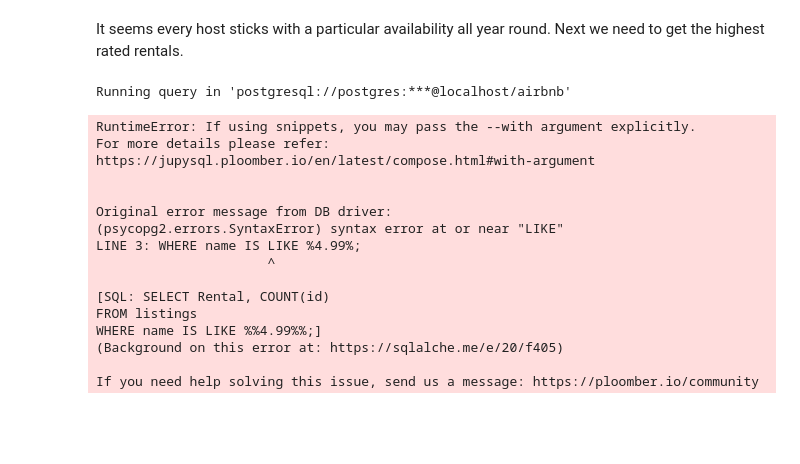
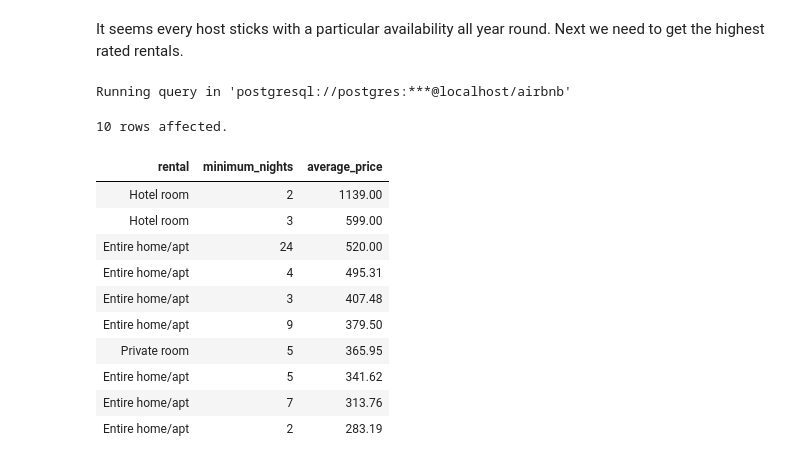
Before and after one commit to spencerbbrian/portfolio, a Jupyter notebook: trial.ipynb, the cells around one changed output. Saved outputs shown, nothing was run; the diff lists cells and outputs as text; code cells hidden in the pictures; blank space fills up the shorter version.

```diff
--- a/trial.ipynb
+++ b/trial.ipynb
@@ -208,25 +220,25 @@ Running query in 'postgresql://postgres:***@localhost/airbnb'
 | Almost all year | 18 | 18 |
 # %% [markdown]
 It seems every host sticks with a particular availability all year round. Next we need to get the highest rated rentals.
-# %%
-%%sql
-SELECT Rental, COUNT(id)
-FROM listings
-WHERE name IS LIKE %4.99%;
-# %% [output]
-Running query in 'postgresql://postgres:***@localhost/airbnb'
-RuntimeError: If using snippets, you may pass the --with argument explicitly.
-For more details please refer: https://jupysql.ploomber.io/en/latest/compose.html#with-argument
-
-
-Original error message from DB driver:
-(psycopg2.errors.SyntaxError) syntax error at or near "LIKE"
-LINE 3: WHERE name IS LIKE %4.99%;
-                      ^
-
-[SQL: SELECT Rental, COUNT(id)
-FROM listings
-WHERE name IS LIKE %%4.99%%;]
-(Background on this error at: https://sqlalche.me/e/20/f405)
-
-If you need help solving this issue, send us a message: https://ploomber.io/community
+# %%
+%%sql
+SELECT rental, minimum_nights, ROUND(AVG(price),2) AS average_price
+FROM listings
+GROUP BY rental, minimum_nights
+HAVING minimum_nights < 30
+ORDER BY AVG(price) DESC
+LIMIT 10;
+# %% [output]
+Running query in 'postgresql://postgres:***@localhost/airbnb'
+10 rows affected.
+| rental | minimum_nights | average_price |
+| Hotel room | 2 | 1139.00 |
+| Hotel room | 3 | 599.00 |
+| Entire home/apt | 24 | 520.00 |
+| Entire home/apt | 4 | 495.31 |
+| Entire home/apt | 3 | 407.48 |
+| Entire home/apt | 9 | 379.50 |
+| Private room | 5 | 365.95 |
+| Entire home/apt | 5 | 341.62 |
+| Entire home/apt | 7 | 313.76 |
+| Entire home/apt | 2 | 283.19 |
```
Also changed, not shown: parts of 3 cells of this notebook.
